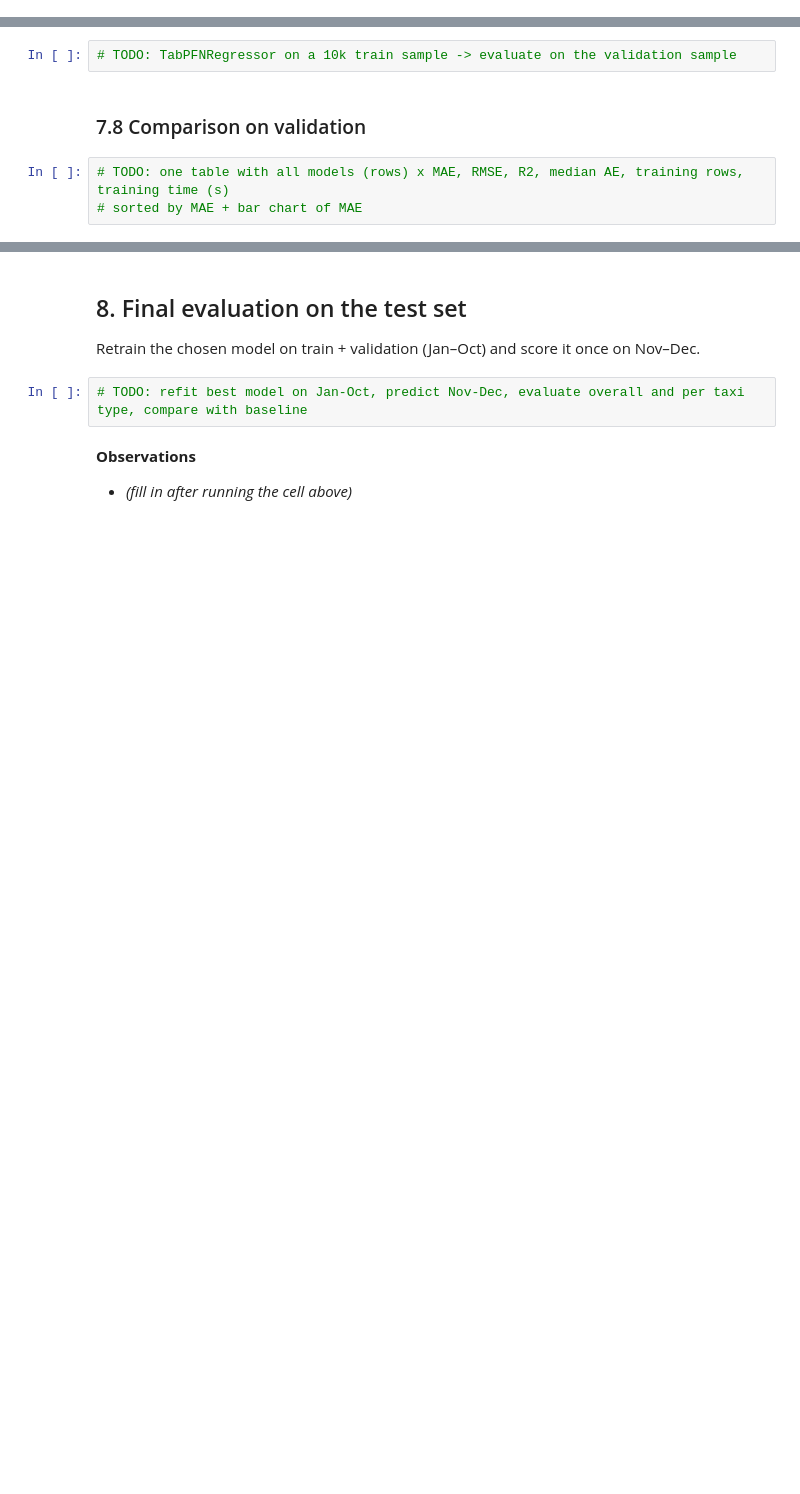
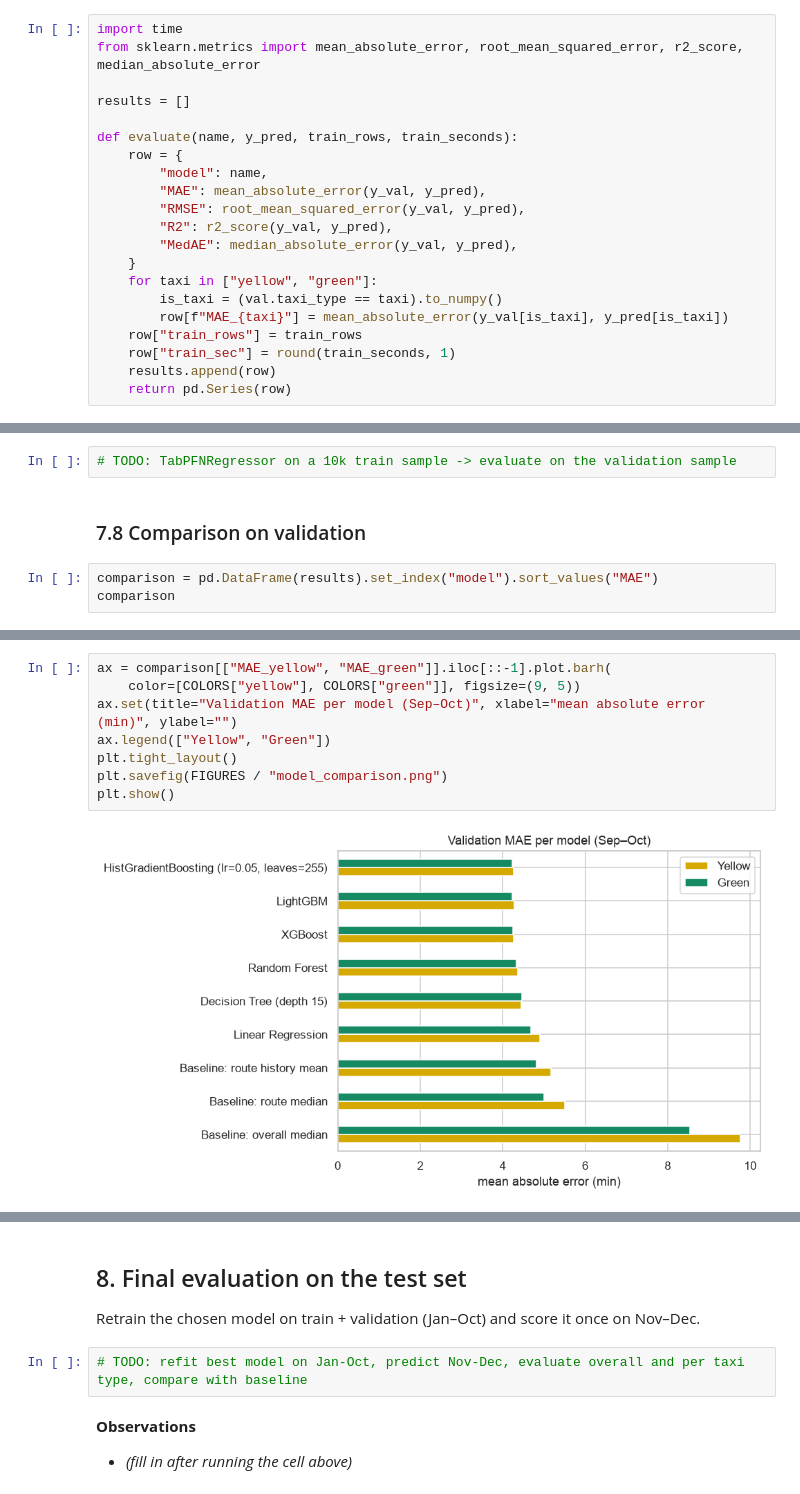
Before and after one commit to Shreyit/nyc-taxi-ml, a Jupyter notebook: notebooks/nyc_taxi_trip_duration.ipynb, the cells around one changed output, grey strips where cells are left out. Saved outputs shown, nothing was run; the diff lists cells and outputs as text; blank space fills up the shorter version.

Commit message:
Add models section (7)

```diff
--- a/notebooks/nyc_taxi_trip_duration.ipynb
+++ b/notebooks/nyc_taxi_trip_duration.ipynb
@@ -1186,2 +1200,23 @@ Every model has to beat a simple baseline, otherwise it is not learning anything
+# %%
+import time
+from sklearn.metrics import mean_absolute_error, root_mean_squared_error, r2_score, median_absolute_error
+
+results = []
+
+def evaluate(name, y_pred, train_rows, train_seconds):
+    row = {
+        "model": name,
+        "MAE": mean_absolute_error(y_val, y_pred),
+        "RMSE": root_mean_squared_error(y_val, y_pred),
+        "R2": r2_score(y_val, y_pred),
+        "MedAE": median_absolute_error(y_val, y_pred),
+    }
+    for taxi in ["yellow", "green"]:
+        is_taxi = (val.taxi_type == taxi).to_numpy()
+        row[f"MAE_{taxi}"] = mean_absolute_error(y_val[is_taxi], y_pred[is_taxi])
+    row["train_rows"] = train_rows
+    row["train_sec"] = round(train_seconds, 1)
+    results.append(row)
+    return pd.Series(row)
 # %% [markdown]
 ### 7.1 Baselines
@@ -1234,5 +1514,5 @@ A new pretrained model for tables that needs no training. It only works on small
 # %% [markdown]
 ### 7.8 Comparison on validation
 # %%
-# TODO: one table with all models (rows) x MAE, RMSE, R2, median AE, training rows, training time (s)
-# sorted by MAE + bar chart of MAE
+comparison = pd.DataFrame(results).set_index("model").sort_values("MAE")
+comparison
@@ -1239,2 +1531,12 @@ A new pretrained model for tables that needs no training. It only works on small
+# %%
+ax = comparison[["MAE_yellow", "MAE_green"]].iloc[::-1].plot.barh(
+    color=[COLORS["yellow"], COLORS["green"]], figsize=(9, 5))
+ax.set(title="Validation MAE per model (Sep–Oct)", xlabel="mean absolute error (min)", ylabel="")
+ax.legend(["Yellow", "Green"])
+plt.tight_layout()
+plt.savefig(FIGURES / "model_comparison.png")
+plt.show()
+# %% [output]
+[figure, added]
 # %% [markdown]
 **Observations**
```
Also changed, not shown: parts of 32 cells of this notebook, 1 other file.
